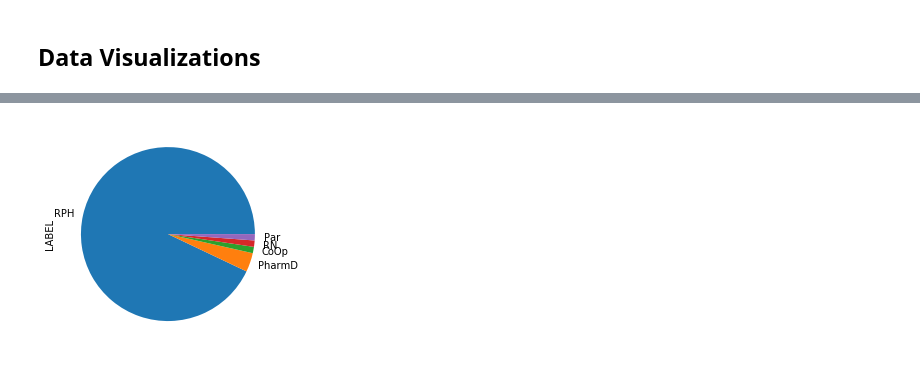
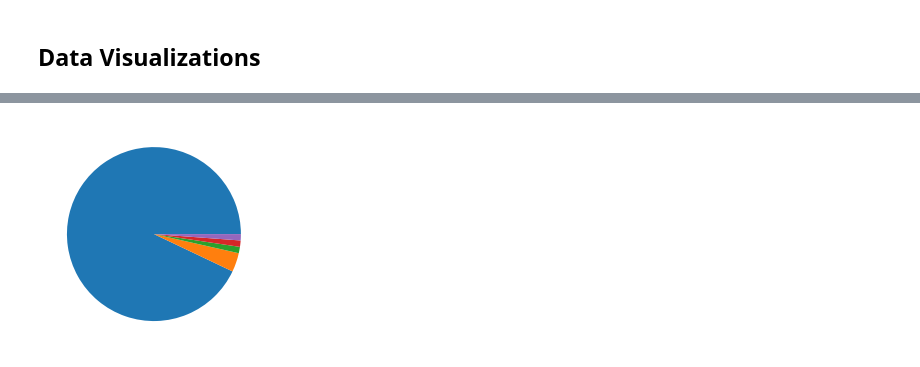
Before and after one commit to rmutalik/ongoing-project, a Jupyter notebook: MIMIC-III.ipynb, the cells around one changed output, grey strips where cells are left out. Drawn from its saved outputs; the diff is of its cells as text; code cells hidden in the pictures.

Commit message:
Refactored data visualization code

```diff
--- a/MIMIC-III.ipynb
+++ b/MIMIC-III.ipynb
@@ -344,6 +345,9 @@ Par        1
 Name: LABEL, dtype: int64
 # %%
 # FIXME: Make pie chart more visually appealling
-ax1 = pharmacists['LABEL'].value_counts().plot(kind='pie')
+fig, ax = plt.subplots()
+ax.pie(pharmacists['LABEL'].value_counts())
+
+plt.show()
 # %% [output]
-[figure, old version]
+[figure, new version]
```
Also changed, not shown: parts of 5 cells of this notebook.
